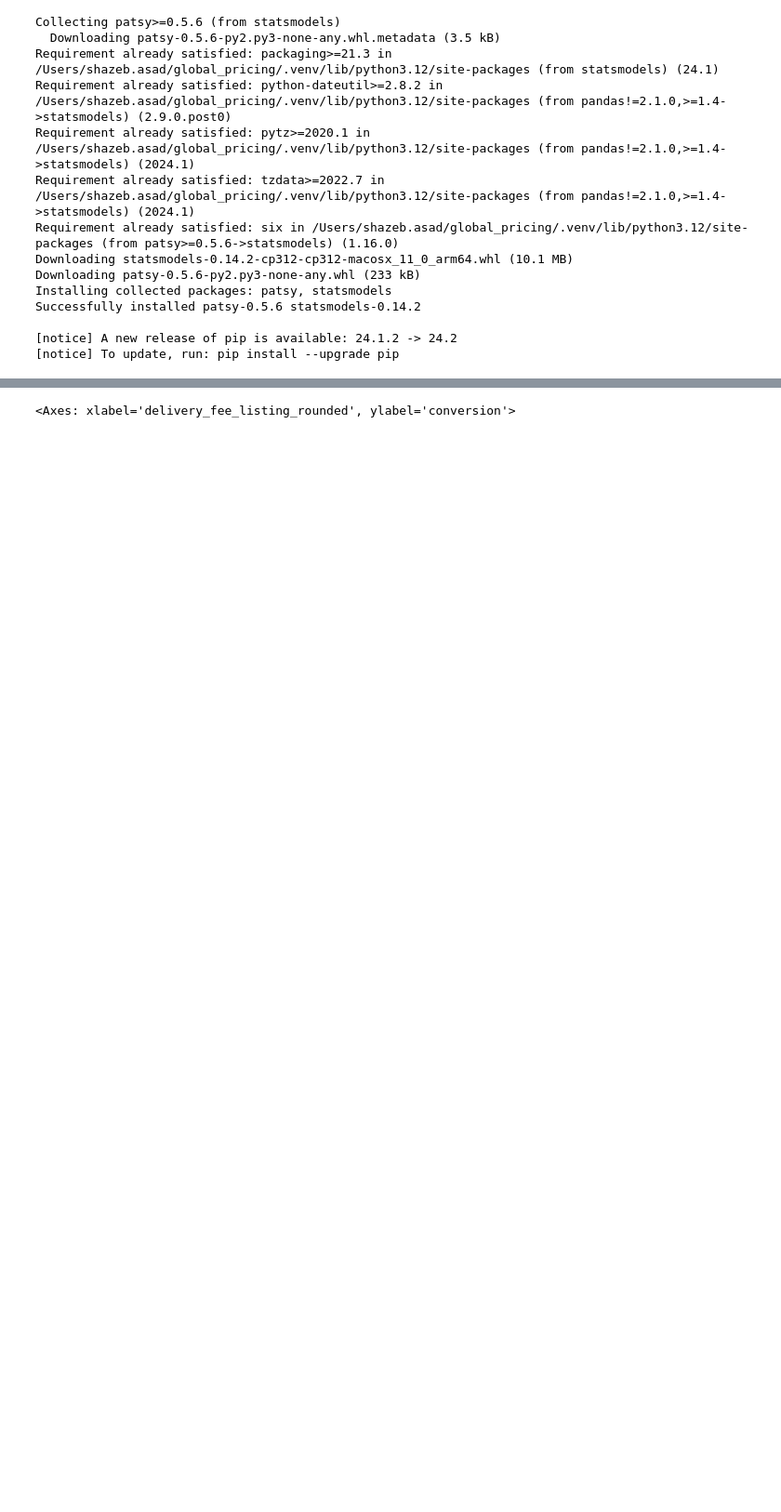
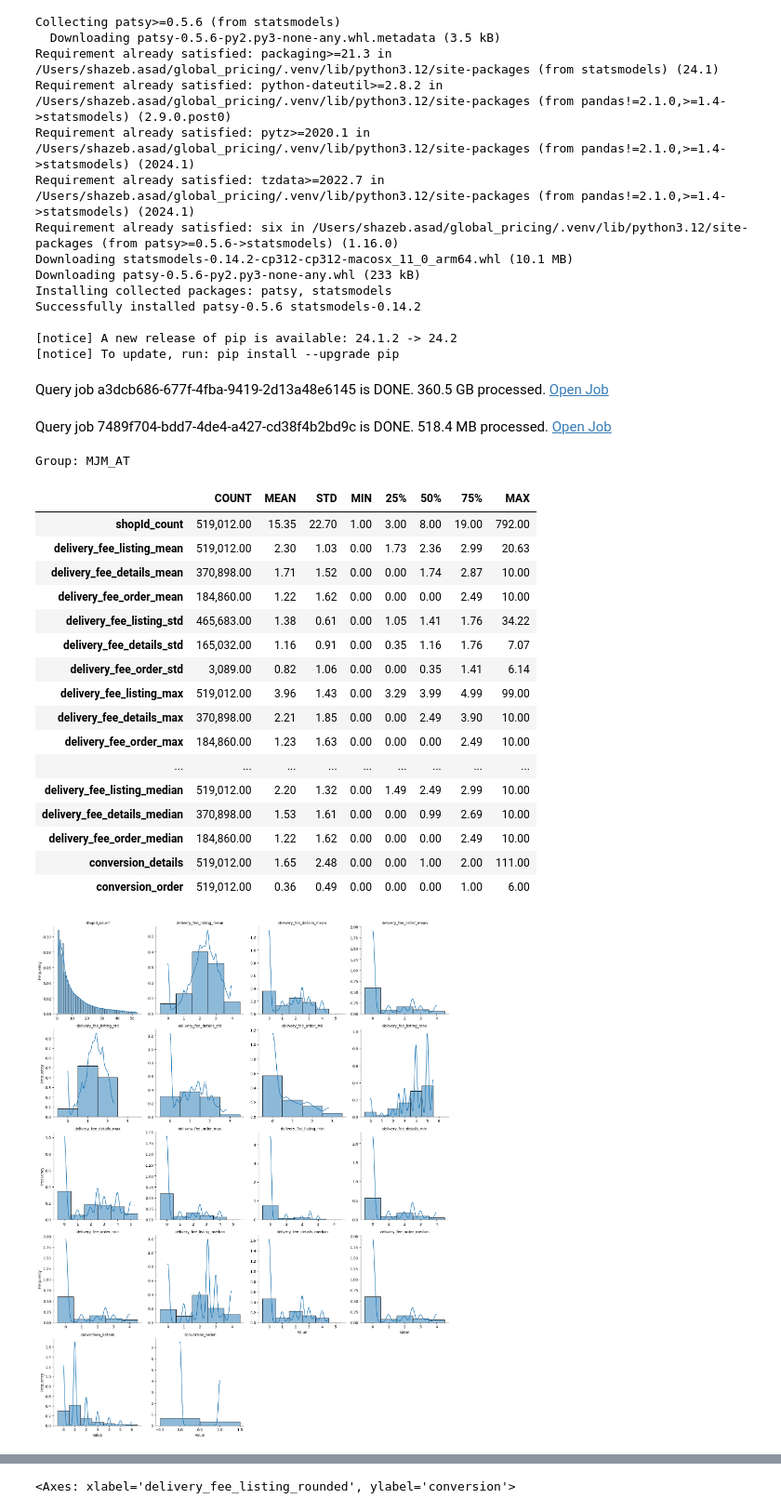
Before and after one commit to shazebasad-dh/https---github.com-deliveryhero-global_pricing, a Jupyter notebook: team/Shazeb/Impressions_data/analysis.ipynb, the cells around one changed output, grey strips where cells are left out. Shown at 93% size. Drawn from its saved outputs; the diff is of its cells as text; code cells hidden in the pictures; blank space fills up the shorter version.

```diff
--- a/team/Shazeb/Impressions_data/analysis.ipynb
+++ b/team/Shazeb/Impressions_data/analysis.ipynb
@@ -206,0 +416,42 @@ def impression_details():
+# %%
+start_date = '2024-07-01'
+end_date = '2024-07-15'
+
+# entity_id = 'DJ_CZ','FO_NO','MJM_AT','NP_HU','OP_SE','PO_FI','YS_TR','EF_GR','FY_CY','FP_BD','FP_HK','FP_KH','FP_LA','FP_MM','FP_MY','FP_PH','FP_PK','FP_SG','FP_TH','FP_TW','HS_SA','AP_PA','PY_AR','PY_BO','PY_CL','PY_CR','PY_DO','PY_EC','PY_GT','PY_HN','PY_NI','PY_PE','PY_PY','PY_SV','PY_UY','PY_VE','HF_EG','TB_AE',
+# 'TB_BH','TB_IQ','TB_JO','TB_KW','TB_OM','TB_QA'
+
+entity_id = 'MJM_AT'
+entity_id_str = ",".join([f"'{entity}'" for entity in entity_id])
+
+PROJECT_ID = "logistics-customer-staging"  # @param {type:"string"}
+bpd.options.bigquery.project = PROJECT_ID
+
+bq_df = bpd.read_gbq(impression_details(start_date, end_date, entity_id_str))
+# %% [output]
+Query job a3dcb686-677f-4fba-9419-2d13a48e6145 is DONE. 360.5 GB processed. Open Job
+# %%
+## entity level session data ##
+session_df = session_level_df(bq_df)
+descriptive_stats(session_df)
+descriptive_stats_charts(session_df)
+# %% [output]
+Query job 7489f704-bdd7-4de4-a427-cd38f4b2bd9c is DONE. 518.4 MB processed. Open Job
+Group: MJM_AT
+|  | COUNT | MEAN | STD | MIN | 25% | 50% | 75% | MAX |
+| shopId_count | 519,012.00 | 15.35 | 22.70 | 1.00 | 3.00 | 8.00 | 19.00 | 792.00 |
+| delivery_fee_listing_mean | 519,012.00 | 2.30 | 1.03 | 0.00 | 1.73 | 2.36 | 2.99 | 20.63 |
+| delivery_fee_details_mean | 370,898.00 | 1.71 | 1.52 | 0.00 | 0.00 | 1.74 | 2.87 | 10.00 |
+| delivery_fee_order_mean | 184,860.00 | 1.22 | 1.62 | 0.00 | 0.00 | 0.00 | 2.49 | 10.00 |
+| delivery_fee_listing_std | 465,683.00 | 1.38 | 0.61 | 0.00 | 1.05 | 1.41 | 1.76 | 34.22 |
+| delivery_fee_details_std | 165,032.00 | 1.16 | 0.91 | 0.00 | 0.35 | 1.16 | 1.76 | 7.07 |
+| delivery_fee_order_std | 3,089.00 | 0.82 | 1.06 | 0.00 | 0.00 | 0.35 | 1.41 | 6.14 |
+| delivery_fee_listing_max | 519,012.00 | 3.96 | 1.43 | 0.00 | 3.29 | 3.99 | 4.99 | 99.00 |
+| delivery_fee_details_max | 370,898.00 | 2.21 | 1.85 | 0.00 | 0.00 | 2.49 | 3.90 | 10.00 |
+| delivery_fee_order_max | 184,860.00 | 1.23 | 1.63 | 0.00 | 0.00 | 0.00 | 2.49 | 10.00 |
+| ... | ... | ... | ... | ... | ... | ... | ... | ... |
+| delivery_fee_listing_median | 519,012.00 | 2.20 | 1.32 | 0.00 | 1.49 | 2.49 | 2.99 | 10.00 |
+| delivery_fee_details_median | 370,898.00 | 1.53 | 1.61 | 0.00 | 0.00 | 0.99 | 2.69 | 10.00 |
+| delivery_fee_order_median | 184,860.00 | 1.22 | 1.62 | 0.00 | 0.00 | 0.00 | 2.49 | 10.00 |
+| conversion_details | 519,012.00 | 1.65 | 2.48 | 0.00 | 0.00 | 1.00 | 2.00 | 111.00 |
+| conversion_order | 519,012.00 | 0.36 | 0.49 | 0.00 | 0.00 | 0.00 | 1.00 | 6.00 |
+[figure, added]
```
Also changed, not shown: parts of 61 cells of this notebook.
